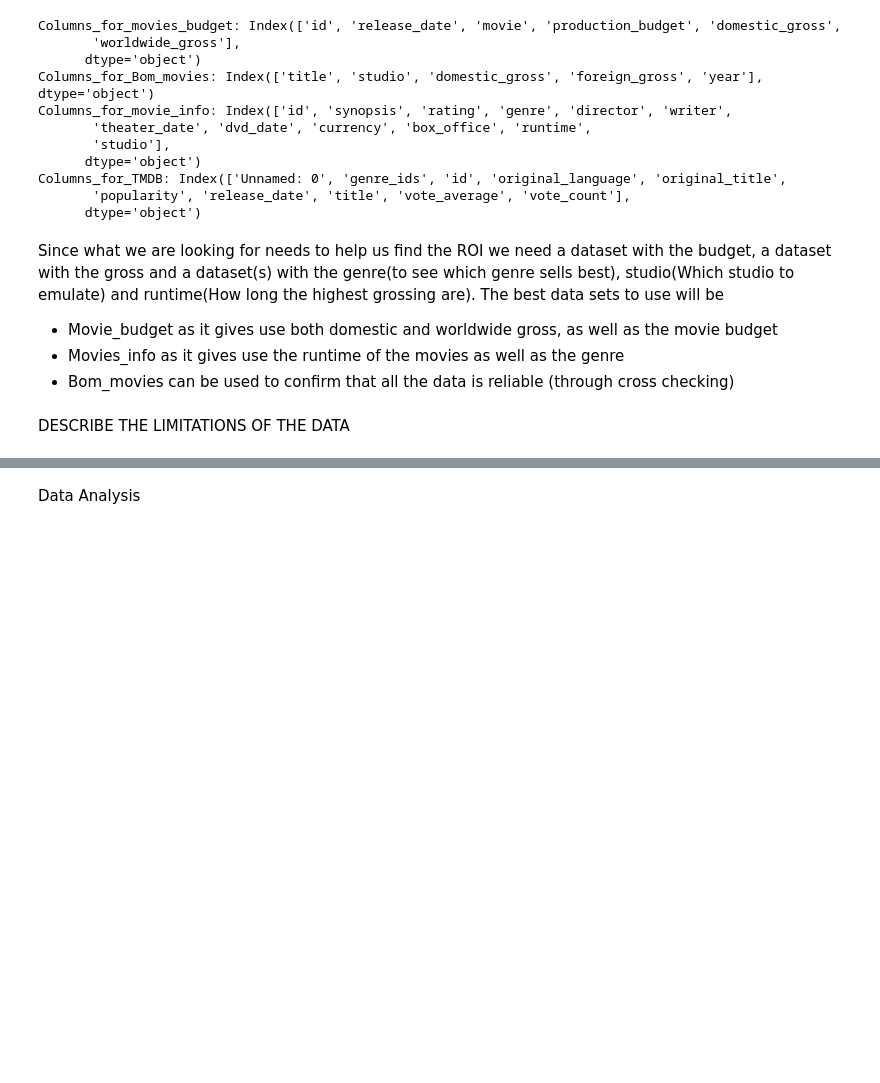
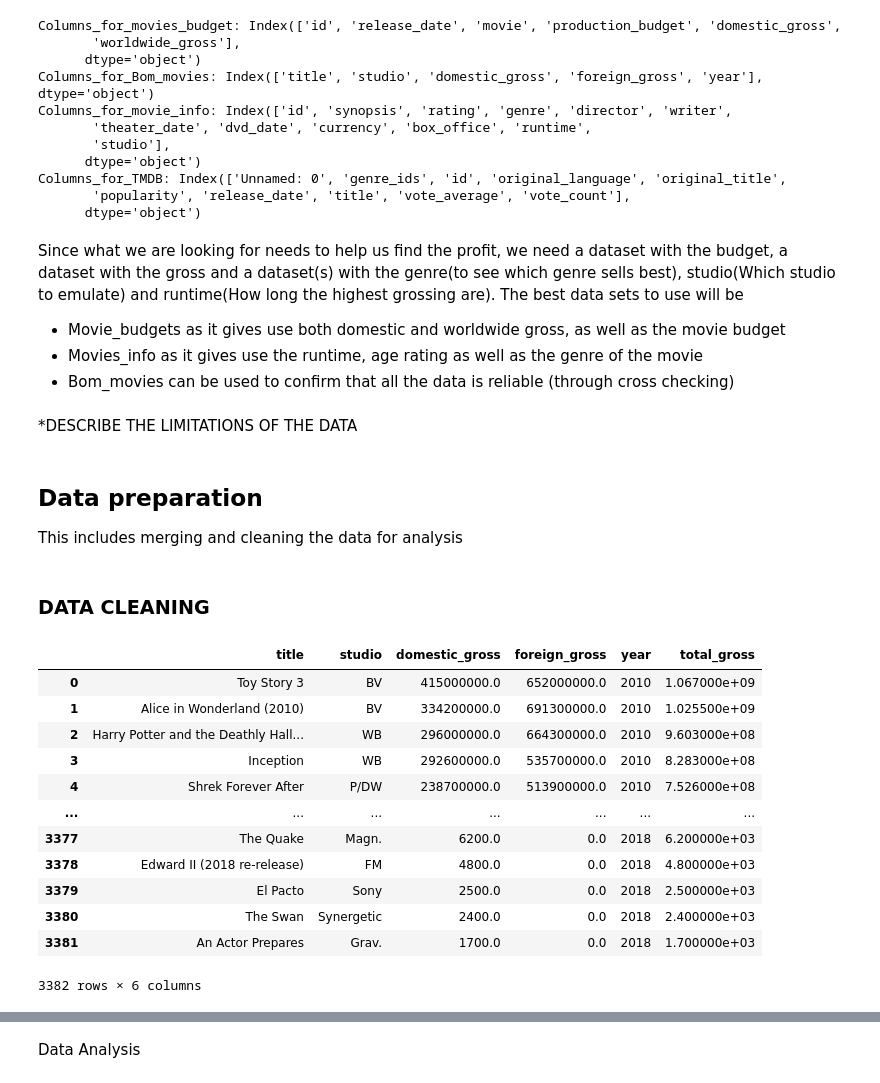
Before and after one commit to Ingavi39/dsc-phase-1-project-v2-4, a Jupyter notebook: student.ipynb, the cells around one changed output, grey strips where cells are left out. Cells and saved outputs as stored; diff of their text form; code cells hidden in the pictures; blank space fills up the shorter version.

```diff
--- a/student.ipynb
+++ b/student.ipynb
@@ -184,9 +184,50 @@ Columns_for_TMDB: Index(['Unnamed: 0', 'genre_ids', 'id', 'original_language', '
        'popularity', 'release_date', 'title', 'vote_average', 'vote_count'],
       dtype='object')
 # %% [markdown]
-Since what we are looking for needs to help us find the ROI we need a dataset with the budget, a dataset with the gross and a dataset(s) with the genre(to see which genre sells best), studio(Which studio to emulate) and runtime(How long the highest grossing are). The best data sets to use will be
-- Movie_budget as it gives use both domestic and worldwide gross, as well as the movie budget
-- Movies_info as it gives use the runtime of the movies as well as the genre
+Since what we are looking for needs to help us find the profit, we need a dataset with the budget, a dataset with the gross and a dataset(s) with the genre(to see which genre sells best), studio(Which studio to emulate) and runtime(How long the highest grossing are). The best data sets to use will be
+- Movie_budgets as it gives use both domestic and worldwide gross, as well as the movie budget
+- Movies_info as it gives use the runtime, age rating as well as the genre of the movie
 - Bom_movies can be used to confirm that all the data is reliable (through cross checking)
 # %% [markdown]
-DESCRIBE THE LIMITATIONS OF THE DATA
+*DESCRIBE THE LIMITATIONS OF THE DATA
+# %% [markdown]
+## Data preparation
+This includes merging and cleaning the data for analysis
+# %% [markdown]
+### DATA CLEANING
+# %%
+#Cleaning the bom.movie_gross.csv
+# Drop rows with missing values in the 'studio' column
+Bom_movies.dropna(subset=['studio'], inplace=True)
+
+# Fill missing values in 'domestic_gross' with the median
+Bom_movies['domestic_gross'].fillna(Bom_movies['domestic_gross'].median(), inplace=True)
+
+# Convert 'foreign_gross' to numeric and fill missing values with 0
+Bom_movies['foreign_gross'] = pd.to_numeric(Bom_movies['foreign_gross'], errors='coerce').fillna(0)
+
+# Suppose you have two columns 'column1' and 'column2' in your DataFrame
+# You want to sum them up and store the result in a new column 'sum_result'
+
+# Sum up the two columns and store the result in a new column
+Bom_movies['total_gross'] = Bom_movies['foreign_gross'] + Bom_movies['domestic_gross']
+
+# Now 'sum_result' contains the sum of 'column1' and 'column2'
+# %%
+Bom_movies.to_csv('clean_movie_budgets.csv', index=False)
+clean_Bom_movies = pd.read_csv('clean_movie_budgets.csv')
+clean_Bom_movies
+# %% [output]
+|  | title | studio | domestic_gross | foreign_gross | year | total_gross |
+| 0 | Toy Story 3 | BV | 415000000.0 | 652000000.0 | 2010 | 1.067000e+09 |
+| 1 | Alice in Wonderland (2010) | BV | 334200000.0 | 691300000.0 | 2010 | 1.025500e+09 |
+| 2 | Harry Potter and the Deathly Hall... | WB | 296000000.0 | 664300000.0 | 2010 | 9.603000e+08 |
+| 3 | Inception | WB | 292600000.0 | 535700000.0 | 2010 | 8.283000e+08 |
+| 4 | Shrek Forever After | P/DW | 238700000.0 | 513900000.0 | 2010 | 7.526000e+08 |
+| ... | ... | ... | ... | ... | ... | ... |
+| 3377 | The Quake | Magn. | 6200.0 | 0.0 | 2018 | 6.200000e+03 |
+| 3378 | Edward II (2018 re-release) | FM | 4800.0 | 0.0 | 2018 | 4.800000e+03 |
+| 3379 | El Pacto | Sony | 2500.0 | 0.0 | 2018 | 2.500000e+03 |
+| 3380 | The Swan | Synergetic | 2400.0 | 0.0 | 2018 | 2.400000e+03 |
+| 3381 | An Actor Prepares | Grav. | 1700.0 | 0.0 | 2018 | 1.700000e+03 |
+3382 rows × 6 columns
```
Also changed, not shown: parts of 9 cells of this notebook, 1 other file.
